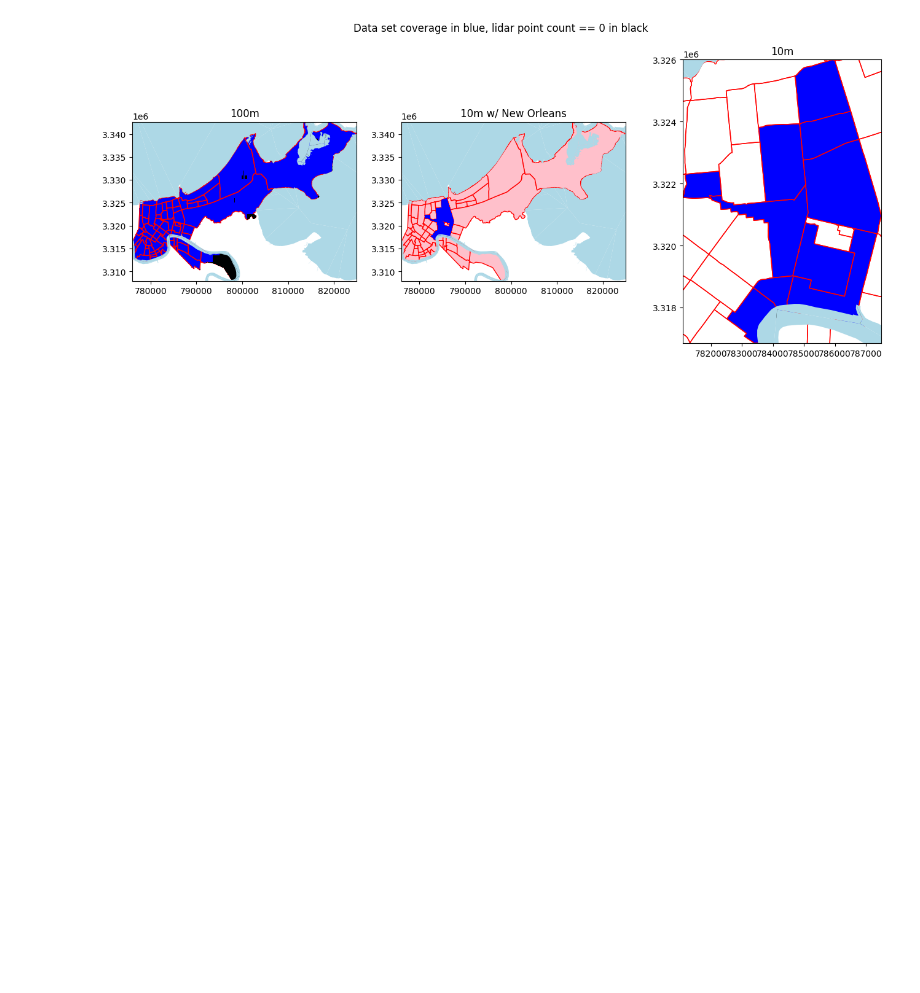
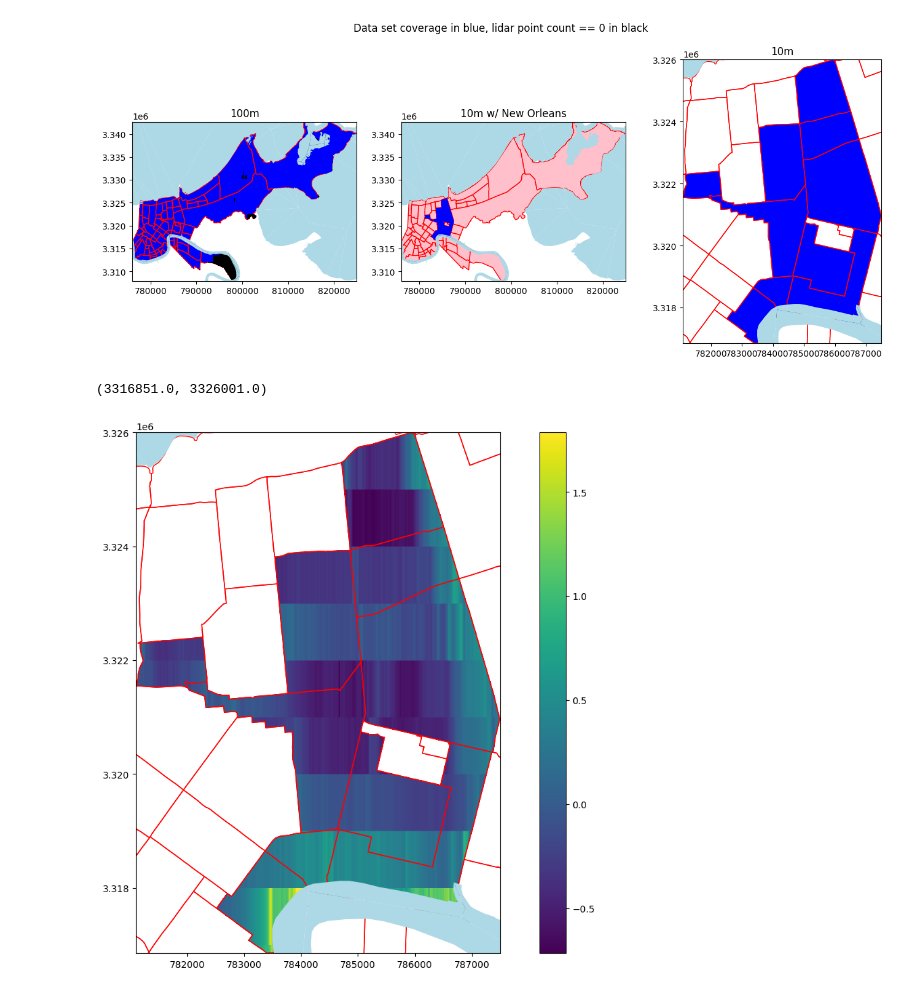
Before and after one commit to GarysCorner/NewOrleansElevation, a Jupyter notebook: CreateMaps.ipynb, the cells around one changed output. Cells and saved outputs as stored; diff of their text form; code cells hidden in the pictures; blank space fills up the shorter version.

```diff
--- a/CreateMaps.ipynb
+++ b/CreateMaps.ipynb
@@ -57,7 +57,8 @@ waterDf.plot(color='lightblue')
 [figure]
 # %%
 def processLidar(df):
-    df['Altitude'] = (df['AltitudeTotal'] / df['Total']) / 1000.0
+    df['AltitudeMeters'] = (df['AltitudeTotal'] / df['Total']) / 1000.0
+    df['Altitude'] = df['AltitudeMeters'] / 3.28084
     df['WaterPerc'] = df['WaterTotal'] / df['Total'] * 100.0
     df['IsWater'] = df['WaterPerc'] > 50.0
 
@@ -105,3 +106,12 @@ fig.suptitle("Data set coverage in blue, lidar point count == 0 in black")
 # %% [output]
 Text(0.5, 0.98, 'Data set coverage in blue, lidar point count == 0 in black')
 [figure]
+# %%
+ax = data10m.plot(column='Altitude', legend=True, figsize=(15,10))
+neighborhoodsDf.plot(ax=ax,color=(0,0,0,0), edgecolor='red',label='No Processing')
+waterDf.plot(ax=ax, color='lightblue', label='water')
+ax.set_xlim((bounds10m[0], bounds10m[2]))
+ax.set_ylim((bounds10m[1], bounds10m[3]))
+# %% [output]
+(3316851.0, 3326001.0)
+[figure, added]
```
Also changed, not shown: parts of 8 cells of this notebook.
